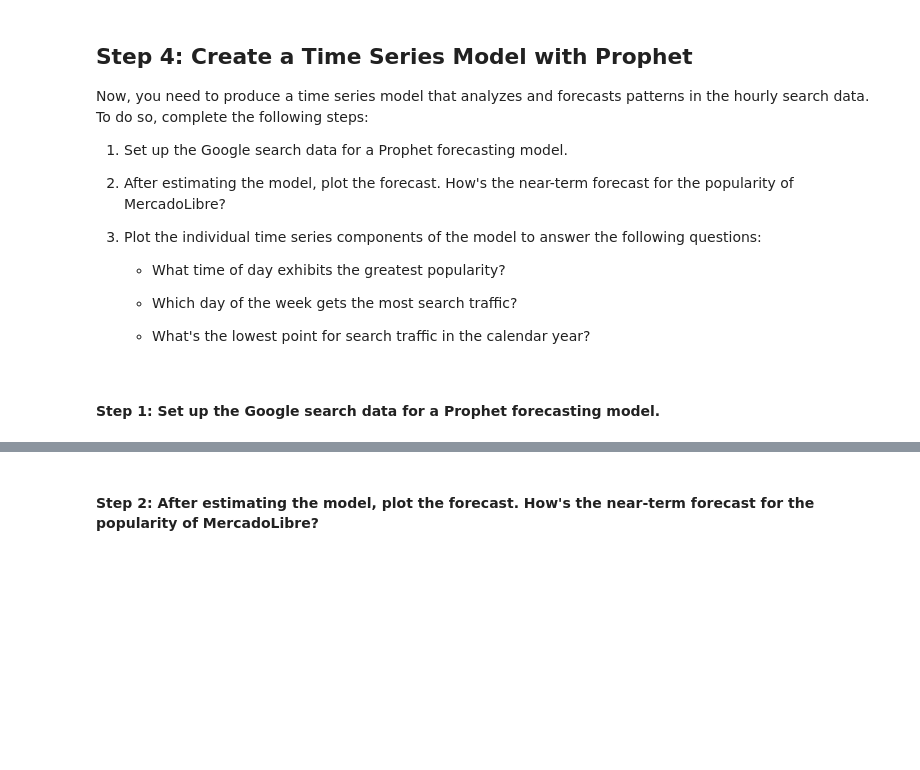
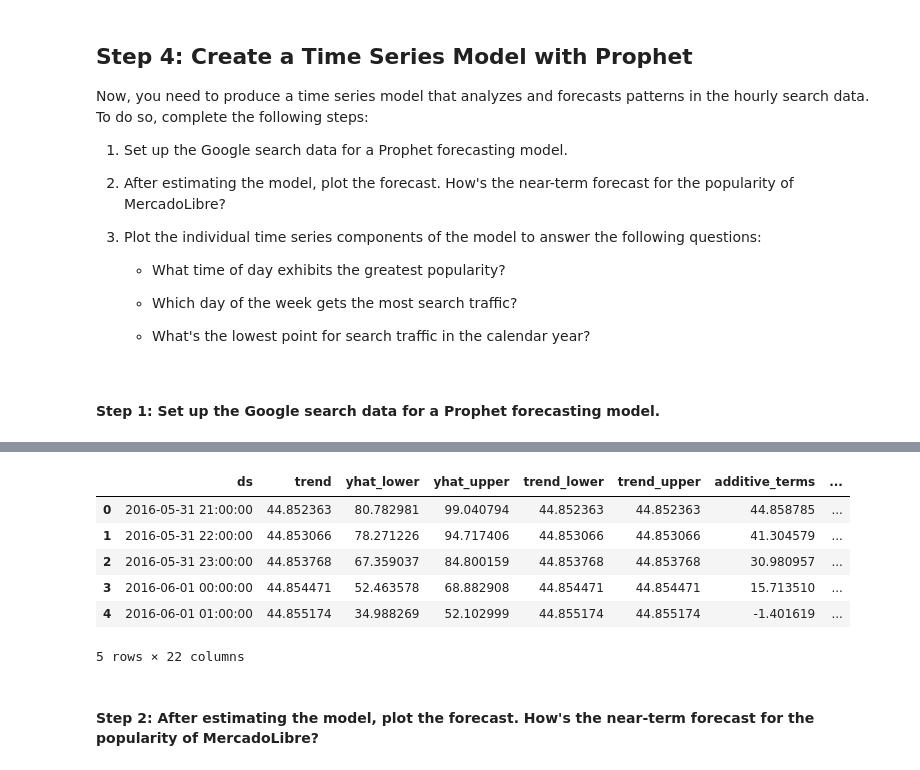
Before and after one commit to a-altman/MercadoLibre-Time-Series-Analysis, a Jupyter notebook: forecasting_net_prophet.ipynb, the cells around one changed output, grey strips where cells are left out. Drawn from its saved outputs; the diff is of its cells as text; code cells hidden in the pictures; blank space fills up the shorter version.

```diff
--- a/forecasting_net_prophet.ipynb
+++ b/forecasting_net_prophet.ipynb
@@ -336,13 +480,14 @@ Now, you need to produce a time series model that analyzes and forecasts pattern
 #### Step 1: Set up the Google search data for a Prophet forecasting model.
 # %%
 # Using the df_mercado_trends DataFrame, reset the index so the date information is no longer the index
-mercado_prophet_df = # YOUR CODE HERE
+mercado_prophet_df = df_mercado_trends.reset_index()
 
 # Label the columns ds and y so that the syntax is recognized by Prophet
-# YOUR CODE HERE
+mercado_prophet_df.columns = ['ds', 'y']
 
-# Drop an NaN values from the prophet_df DataFrame
-mercado_prophet_df = # YOUR CODE HERE
+# Drop any NaN values from the prophet_df DataFrame
+mercado_prophet_df = mercado_prophet_df.dropna()
 
 # View the first and last five rows of the mercado_prophet_df DataFrame
-# YOUR CODE HERE
+mercado_prophet_df['ds'] = mercado_prophet_df['ds'].dt.tz_localize(None)
+mercado_prophet_df
@@ -362,9 +530,17 @@ future_mercado_trends = # YOUR CODE HERE
 # %%
 # Make the predictions for the trend data using the future_mercado_trends DataFrame
-forecast_mercado_trends = # YOUR CODE HERE
+forecast_mercado_trends = model_mercado_trends.predict(future_mercado_trends)
 
 # Display the first five rows of the forecast_mercado_trends DataFrame
-# YOUR CODE HERE
+forecast_mercado_trends.head()
+# %% [output]
+|  | ds | trend | yhat_lower | yhat_upper | trend_lower | trend_upper | additive_terms | ... |
+| 0 | 2016-05-31 21:00:00 | 44.852363 | 80.782981 | 99.040794 | 44.852363 | 44.852363 | 44.858785 | ... |
+| 1 | 2016-05-31 22:00:00 | 44.853066 | 78.271226 | 94.717406 | 44.853066 | 44.853066 | 41.304579 | ... |
+| 2 | 2016-05-31 23:00:00 | 44.853768 | 67.359037 | 84.800159 | 44.853768 | 44.853768 | 30.980957 | ... |
+| 3 | 2016-06-01 00:00:00 | 44.854471 | 52.463578 | 68.882908 | 44.854471 | 44.854471 | 15.713510 | ... |
+| 4 | 2016-06-01 01:00:00 | 44.855174 | 34.988269 | 52.102999 | 44.855174 | 44.855174 | -1.401619 | ... |
+5 rows × 22 columns
 # %% [markdown]
 #### Step 2: After estimating the model, plot the forecast. How's the near-term forecast for the popularity of MercadoLibre?
 # %%
```
Also changed, not shown: parts of 52 cells of this notebook.
